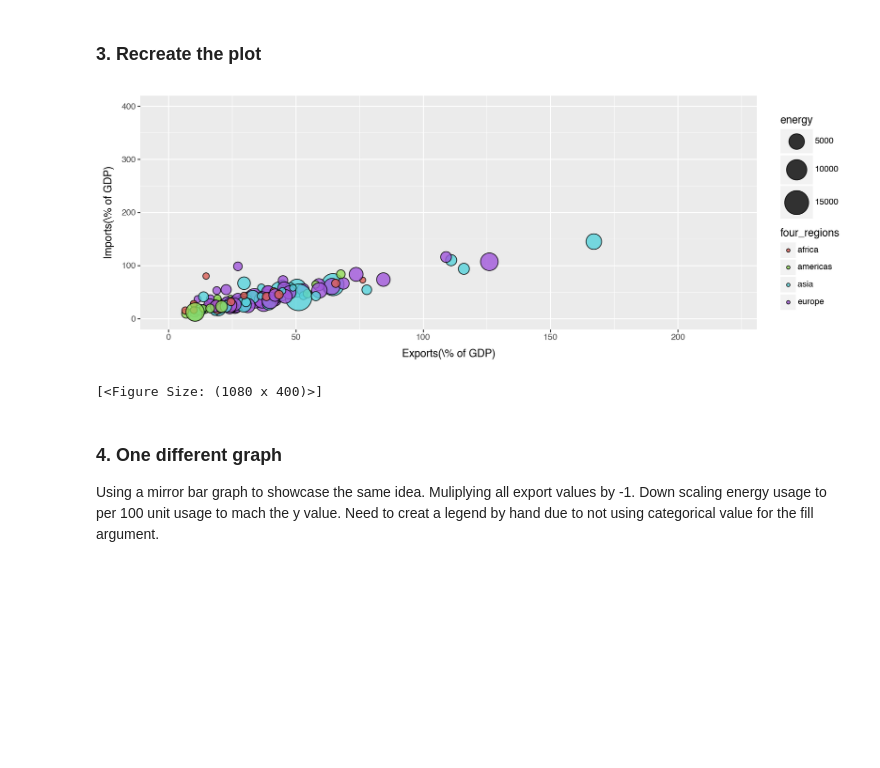
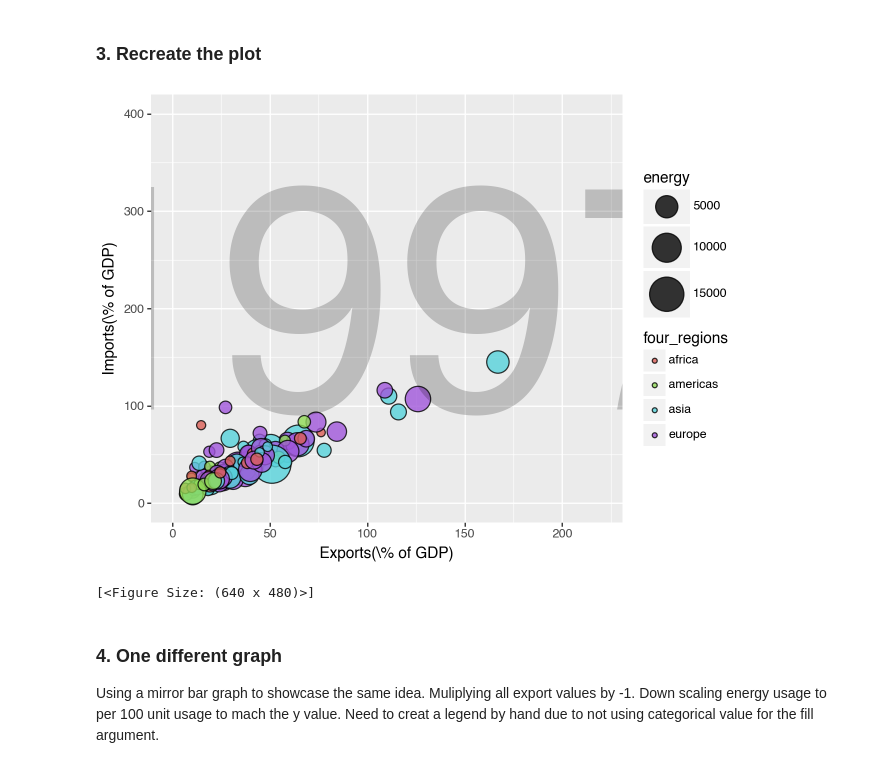
Before and after one commit to cybernewbee/gsb_544, a Jupyter notebook: lab/lab_1/lab_1.ipynb, the cells around one changed output. Cells and saved outputs as stored; diff of their text form; code cells hidden in the pictures; blank space fills up the shorter version.

```diff
--- a/lab/lab_1/lab_1.ipynb
+++ b/lab/lab_1/lab_1.ipynb
@@ -98,15 +98,16 @@ df2['energy'] = df2['energy'].str.replace('k', '', regex=False).astype(float) *
 # %%
 [p9.ggplot(df2) +
  p9.geom_point(p9.aes(x = "exports", y= "imports",fill = "four_regions", size = "energy"), alpha = 0.8) +
- p9.theme(figure_size=(10.8, 4.0)) +
+
  p9.ylim(0, 400) +
  p9.xlim(0, 220) +
  p9.labs(x = "Exports(\% of GDP)", y ="Imports(\% of GDP)")+
- p9.scale_size(range=(2,15))
+ p9.scale_size(range=(2,15)) +
+p9.annotate("text", x = 115, y = 180, label = "1997", size = 230, color = "black", alpha =0.2)
 ]
 # %% [output]
-[figure, old version]
+[figure, new version]
-[<Figure Size: (1080 x 400)>]
+[<Figure Size: (640 x 480)>]
 # %% [markdown]
 ### 4. One different graph
 Using a mirror bar graph to showcase the same idea. Muliplying all export values by -1. Down scaling energy usage to per 100 unit usage to mach the y value. Need to creat a legend by hand due to not using categorical value for the fill argument.
```
Also changed, not shown: parts of 6 cells of this notebook, 6 other files.
